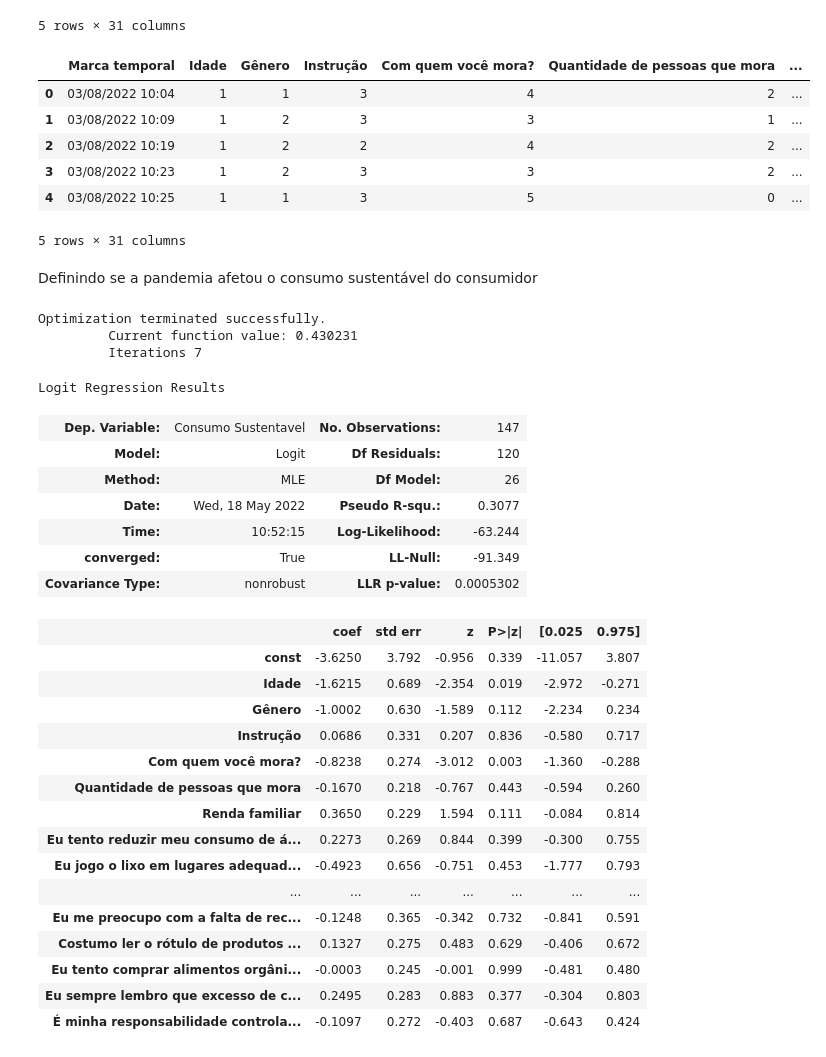
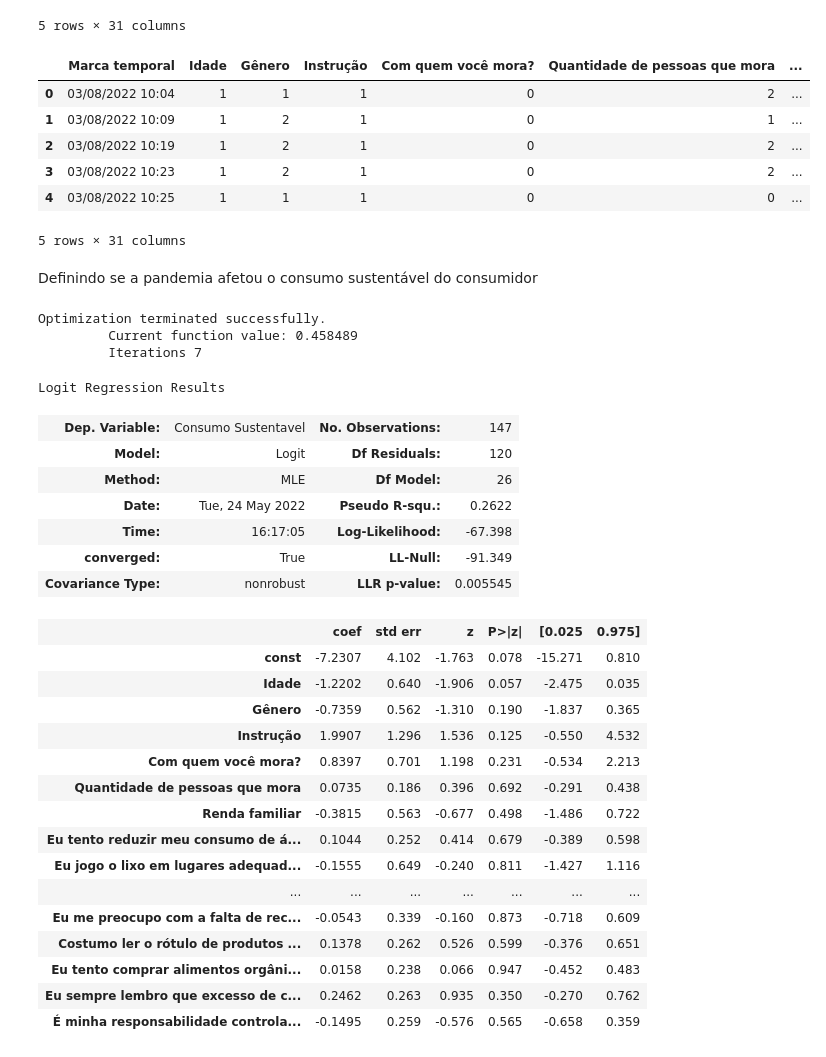
Before and after one commit to gutessitore/PUC, a Jupyter notebook: Projeto Integrado/notebooks/TCC_FU.ipynb, the cells around one changed output. Saved outputs shown, nothing was run; the diff lists cells and outputs as text; code cells hidden in the pictures.

```diff
--- a/Projeto Integrado/notebooks/TCC_FU.ipynb
+++ b/Projeto Integrado/notebooks/TCC_FU.ipynb
@@ -20,36 +20,36 @@ data = data[data["Idade"] != "Menos de 18 anos"]
 data = data[data["Idade"] != "Mais de 42 anos"]
 # %%
 # Codificando as variaveis categóricas
-from sklearn.preprocessing import LabelEncoder
+from sklearn.preprocessing import LabelBinarizer
 
-encoder = LabelEncoder()
+label_binarizer = LabelBinarizer()
 
-data["Idade"] = encoder.fit_transform(data["Idade"]) + 1
-data["Gênero"] = encoder.fit_transform(data["Gênero"]) + 1
-data["Com quem você mora?"] = encoder.fit_transform(data["Com quem você mora?"]) + 1
-data["Instrução"] = encoder.fit_transform(data["Instrução"]) + 1
-data["Renda familiar"] = encoder.fit_transform(data["Renda familiar"]) + 1
+data["Idade"] = label_binarizer.fit_transform(data["Idade"]) + 1
+data["Gênero"] = label_binarizer.fit_transform(data["Gênero"]) + 1
+data["Com quem você mora?"] = label_binarizer.fit_transform(data["Com quem você mora?"])
+data["Instrução"] = label_binarizer.fit_transform(data["Instrução"]) + 1
+data["Renda familiar"] = label_binarizer.fit_transform(data["Renda familiar"]) + 1
 data["Quantidade de pessoas que mora"] = data["Quantidade de pessoas que mora"].astype(int)
 
 mapa_da_escala_likert = {
     "Concordo totalmente": 5,
     "Concordo": 4,
     "Neutro": 3,
     "Discordo": 2,
     "Discordo totalmente": 1
 }
 
 data.replace(mapa_da_escala_likert, inplace=True)
 
 
 data.head()
 # %% [output]
 |  | Marca temporal | Idade | Gênero | Instrução | Com quem você mora? | Quantidade de pessoas que mora | ... |
-| 0 | 03/08/2022 10:04 | 1 | 1 | 3 | 4 | 2 | ... |
-| 1 | 03/08/2022 10:09 | 1 | 2 | 3 | 3 | 1 | ... |
-| 2 | 03/08/2022 10:19 | 1 | 2 | 2 | 4 | 2 | ... |
-| 3 | 03/08/2022 10:23 | 1 | 2 | 3 | 3 | 2 | ... |
-| 4 | 03/08/2022 10:25 | 1 | 1 | 3 | 5 | 0 | ... |
+| 0 | 03/08/2022 10:04 | 1 | 1 | 1 | 0 | 2 | ... |
+| 1 | 03/08/2022 10:09 | 1 | 2 | 1 | 0 | 1 | ... |
+| 2 | 03/08/2022 10:19 | 1 | 2 | 1 | 0 | 2 | ... |
+| 3 | 03/08/2022 10:23 | 1 | 2 | 1 | 0 | 2 | ... |
+| 4 | 03/08/2022 10:25 | 1 | 1 | 1 | 0 | 0 | ... |
 5 rows × 31 columns
 # %% [markdown]
 Definindo se a pandemia afetou o consumo sustentável do consumidor
@@ -89,32 +89,32 @@ model = sm.Logit(target, features[columns]).fit()
 model.summary()
 # %% [output]
 Optimization terminated successfully.
-         Current function value: 0.430231
+         Current function value: 0.458489
          Iterations 7
 Logit Regression Results
 | Dep. Variable: | Consumo Sustentavel | No. Observations: | 147 |
 | Model: | Logit | Df Residuals: | 120 |
 | Method: | MLE | Df Model: | 26 |
-| Date: | Wed, 18 May 2022 | Pseudo R-squ.: | 0.3077 |
-| Time: | 10:52:15 | Log-Likelihood: | -63.244 |
+| Date: | Tue, 24 May 2022 | Pseudo R-squ.: | 0.2622 |
+| Time: | 16:17:05 | Log-Likelihood: | -67.398 |
 | converged: | True | LL-Null: | -91.349 |
-| Covariance Type: | nonrobust | LLR p-value: | 0.0005302 |
+| Covariance Type: | nonrobust | LLR p-value: | 0.005545 |
 |  | coef | std err | z | P>|z| | [0.025 | 0.975] |
-| const | -3.6250 | 3.792 | -0.956 | 0.339 | -11.057 | 3.807 |
-| Idade | -1.6215 | 0.689 | -2.354 | 0.019 | -2.972 | -0.271 |
-| Gênero | -1.0002 | 0.630 | -1.589 | 0.112 | -2.234 | 0.234 |
-| Instrução | 0.0686 | 0.331 | 0.207 | 0.836 | -0.580 | 0.717 |
-| Com quem você mora? | -0.8238 | 0.274 | -3.012 | 0.003 | -1.360 | -0.288 |
-| Quantidade de pessoas que mora | -0.1670 | 0.218 | -0.767 | 0.443 | -0.594 | 0.260 |
-| Renda familiar | 0.3650 | 0.229 | 1.594 | 0.111 | -0.084 | 0.814 |
-| Eu tento reduzir meu consumo de á... | 0.2273 | 0.269 | 0.844 | 0.399 | -0.300 | 0.755 |
-| Eu jogo o lixo em lugares adequad... | -0.4923 | 0.656 | -0.751 | 0.453 | -1.777 | 0.793 |
+| const | -7.2307 | 4.102 | -1.763 | 0.078 | -15.271 | 0.810 |
+| Idade | -1.2202 | 0.640 | -1.906 | 0.057 | -2.475 | 0.035 |
+| Gênero | -0.7359 | 0.562 | -1.310 | 0.190 | -1.837 | 0.365 |
+| Instrução | 1.9907 | 1.296 | 1.536 | 0.125 | -0.550 | 4.532 |
+| Com quem você mora? | 0.8397 | 0.701 | 1.198 | 0.231 | -0.534 | 2.213 |
+| Quantidade de pessoas que mora | 0.0735 | 0.186 | 0.396 | 0.692 | -0.291 | 0.438 |
+| Renda familiar | -0.3815 | 0.563 | -0.677 | 0.498 | -1.486 | 0.722 |
+| Eu tento reduzir meu consumo de á... | 0.1044 | 0.252 | 0.414 | 0.679 | -0.389 | 0.598 |
+| Eu jogo o lixo em lugares adequad... | -0.1555 | 0.649 | -0.240 | 0.811 | -1.427 | 1.116 |
 | ... | ... | ... | ... | ... | ... | ... |
-| Eu me preocupo com a falta de rec... | -0.1248 | 0.365 | -0.342 | 0.732 | -0.841 | 0.591 |
-| Costumo ler o rótulo de produtos ... | 0.1327 | 0.275 | 0.483 | 0.629 | -0.406 | 0.672 |
-| Eu tento comprar alimentos orgâni... | -0.0003 | 0.245 | -0.001 | 0.999 | -0.481 | 0.480 |
-| Eu sempre lembro que excesso de c... | 0.2495 | 0.283 | 0.883 | 0.377 | -0.304 | 0.803 |
-| É minha responsabilidade controla... | -0.1097 | 0.272 | -0.403 | 0.687 | -0.643 | 0.424 |
+| Eu me preocupo com a falta de rec... | -0.0543 | 0.339 | -0.160 | 0.873 | -0.718 | 0.609 |
+| Costumo ler o rótulo de produtos ... | 0.1378 | 0.262 | 0.526 | 0.599 | -0.376 | 0.651 |
+| Eu tento comprar alimentos orgâni... | 0.0158 | 0.238 | 0.066 | 0.947 | -0.452 | 0.483 |
+| Eu sempre lembro que excesso de c... | 0.2462 | 0.263 | 0.935 | 0.350 | -0.270 | 0.762 |
+| É minha responsabilidade controla... | -0.1495 | 0.259 | -0.576 | 0.565 | -0.658 | 0.359 |
 # %%
 model.predict(features[columns])
 # %% [output]
```
Also changed, not shown: parts of 8 cells of this notebook, 18 other files.
